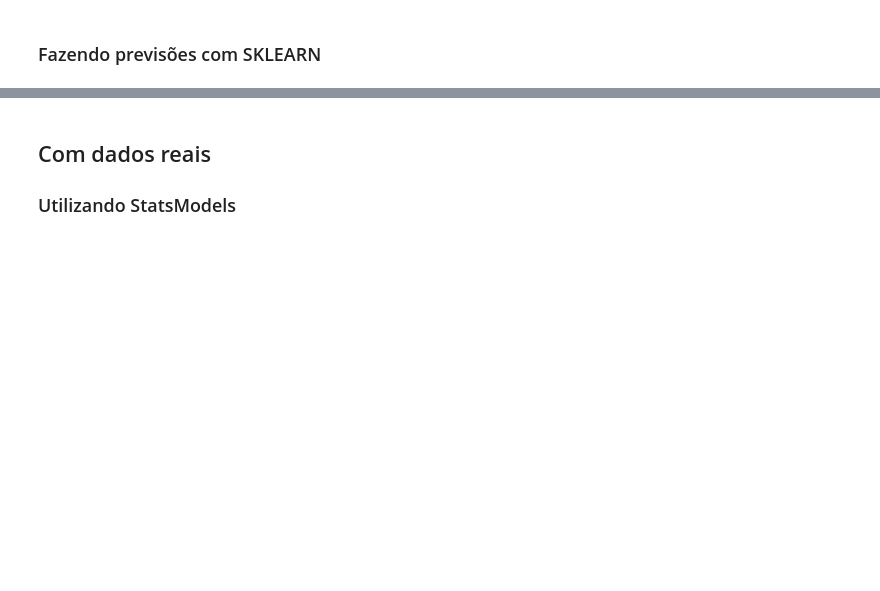
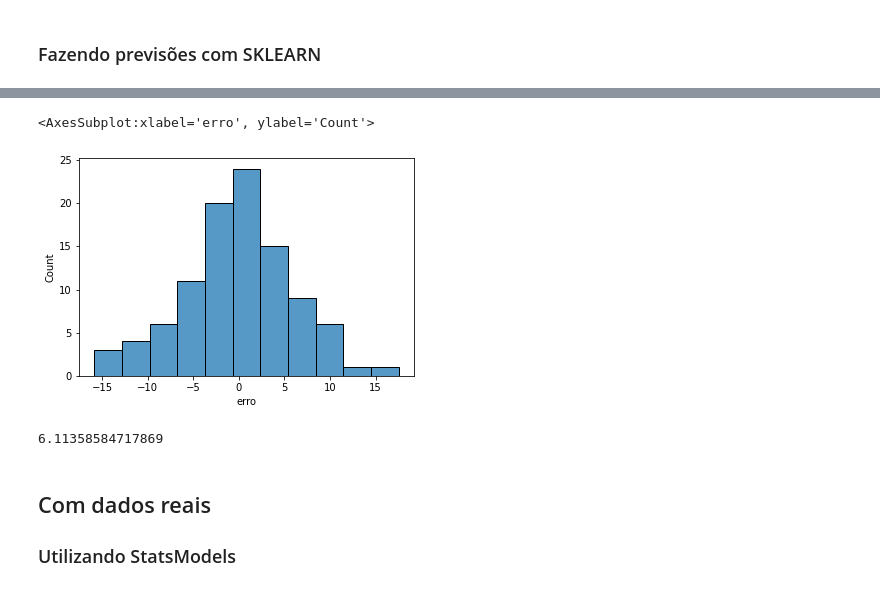
Before and after one commit to pedroteche-ih/79_PT_JUN2022, a Jupyter notebook: aulas/79 DA PT JUN-2022 Regressão Linear I.ipynb, the cells around one changed output, grey strips where cells are left out. Drawn from its saved outputs; the diff is of its cells as text; code cells hidden in the pictures; blank space fills up the shorter version.

```diff
--- a/aulas/79 DA PT JUN-2022 Regressão Linear I.ipynb
+++ b/aulas/79 DA PT JUN-2022 Regressão Linear I.ipynb
@@ -92,3 +170,13 @@ sns.lineplot(data=teste_1, x = 'x', y = 'pred', color = 'red')
+# %%
+teste['erro'] = teste['y'] - teste['pred']
+sns.histplot(data = teste, x = 'erro')
+# %% [output]
+<AxesSubplot:xlabel='erro', ylabel='Count'>
+[figure, added]
+# %%
+np.sqrt((teste['erro'] ** 2).mean())
+# %% [output]
+6.11358584717869
 # %% [markdown]
 ## Com dados reais
 
```
Also changed, not shown: parts of 30 cells of this notebook, 1 other file.
